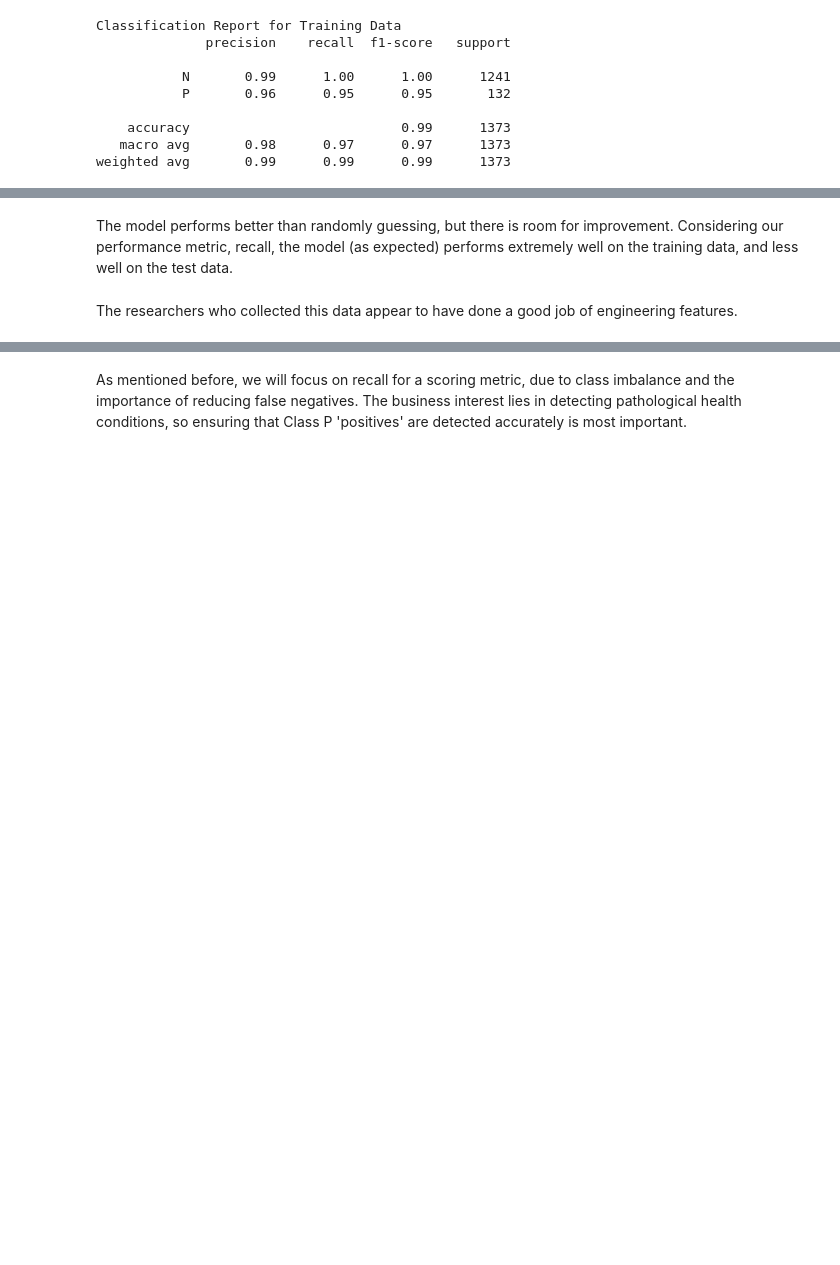
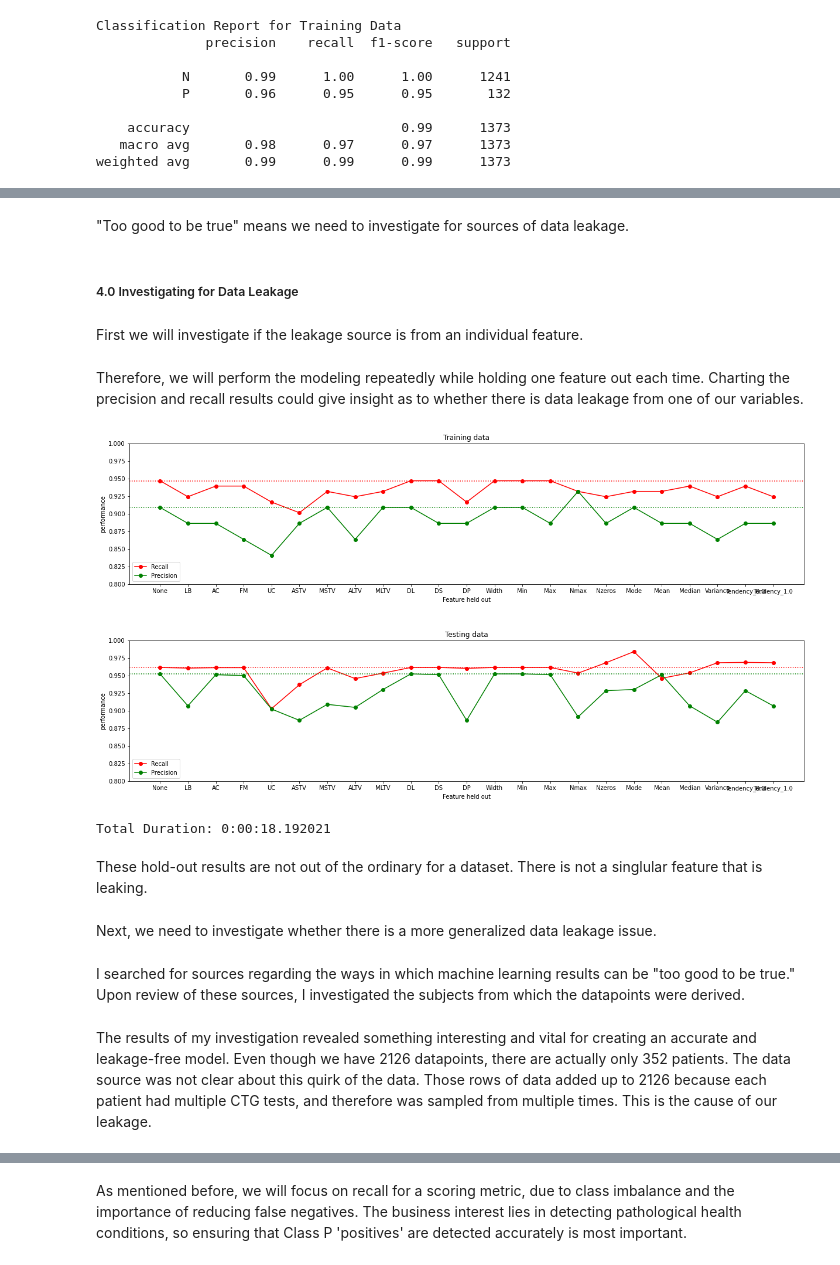
Before and after one commit to mikebobal/springboard, a Jupyter notebook: Capstone2/Fetal health idea/Capstone 2 - Preprocessing.ipynb, the cells around one changed output, grey strips where cells are left out. Saved outputs shown, nothing was run; the diff lists cells and outputs as text; code cells hidden in the pictures; blank space fills up the shorter version.

```diff
--- a/Capstone2/Fetal health idea/Capstone 2 - Preprocessing.ipynb
+++ b/Capstone2/Fetal health idea/Capstone 2 - Preprocessing.ipynb
@@ -158,6 +161,8 @@ Name: NSP, dtype: int64
 # %%
 class_counts_np = df2['NSP'].value_counts()
 class_p_np = pd.Series([(x / df2.shape[0]) * 100.00 for x in class_counts_np])
+# %%
+nsp = ['N','P']
 # %%
 fig, ax = plt.subplots()
 ax.bar(class_counts_np.index, class_counts_np)
@@ -378,0 +388,8 @@ weighted avg       0.99      0.99      0.99       458
+# %% [markdown]
+"Too good to be true" means we need to investigate for sources of data leakage.
+# %% [markdown]
+##### 4.0 Investigating for Data Leakage<a id='4.0'></a>
+# %% [markdown]
+First we will investigate if the leakage source is from an individual feature.
+# %% [markdown]
+Therefore, we will perform the modeling repeatedly while holding one feature out each time. Charting the precision and recall results could give insight as to whether there is data leakage from one of our variables.
@@ -379,5 +469,15 @@ weighted avg       0.99      0.99      0.99       458
+# %%
+one_out(X_train.columns,X_train, X_test, y_train, y_test)
+# %% [output]
+[figure, added]
+Total Duration: 0:00:18.192021
+# %% [markdown]
+These hold-out results are not out of the ordinary for a dataset. There is not a singlular feature that is leaking.
 # %% [markdown]
-The model performs better than randomly guessing, but there is room for improvement. Considering our performance metric, recall, the model (as expected) performs extremely well on the training data, and less well on the test data.
+Next, we need to investigate whether there is a more generalized data leakage issue.
-# %% [markdown]
-The researchers who collected this data appear to have done a good job of engineering features.
+# %% [markdown]
+I searched for sources regarding the ways in which machine learning results can be "too good to be true." Upon review of these sources, I investigated the subjects from which the datapoints were derived.
+# %% [markdown]
+The results of my investigation revealed something interesting and vital for creating an accurate and leakage-free model. Even though we have 2126 datapoints, there are actually only 352 patients. The data source was not clear about this quirk of the data. Those rows of data added up to 2126 because each patient had multiple CTG tests, and therefore was sampled from multiple times.
+This is the cause of our leakage.
 # %% [markdown]
```
Also changed, not shown: parts of 12 cells of this notebook.
